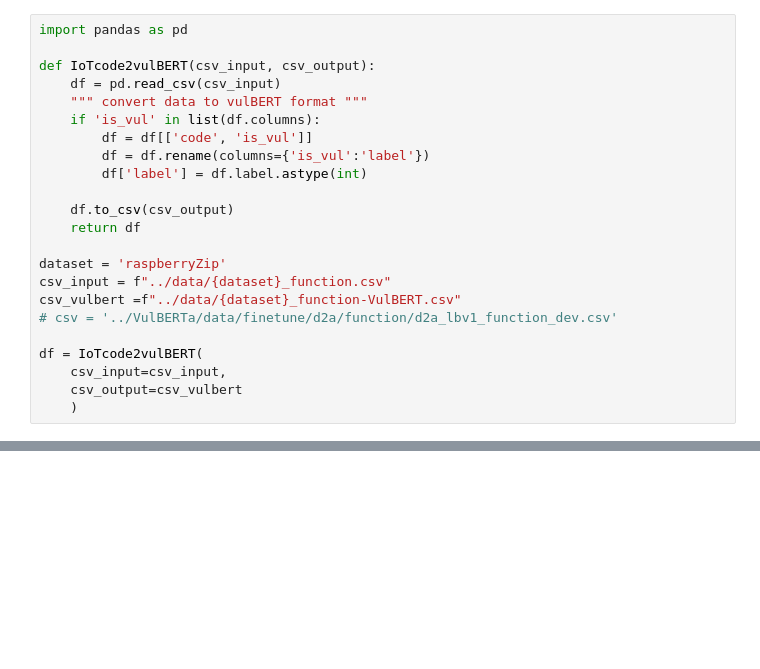
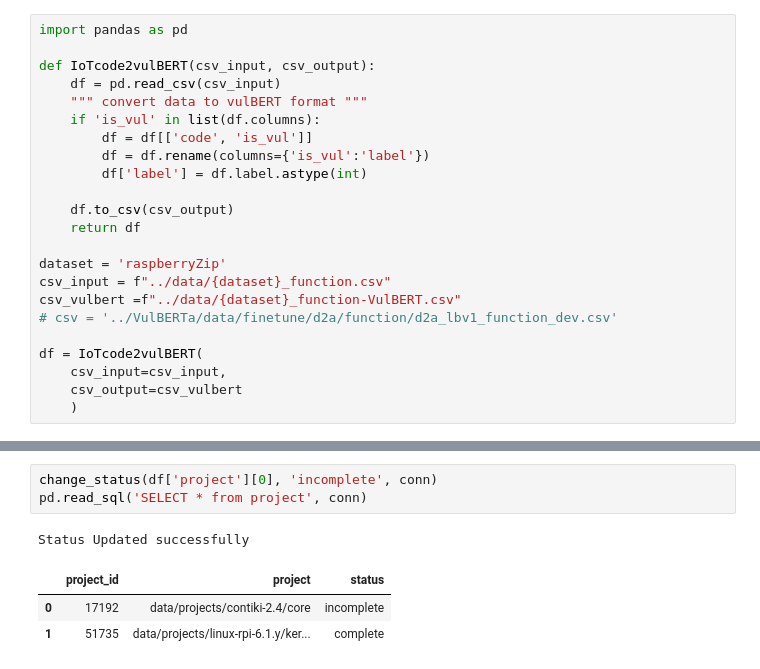
Before and after one commit to SmartSecLab/IoTvulCode, a Jupyter notebook: notebooks/preprocess_IoTcode.ipynb, the cells around one changed output, grey strips where cells are left out. Drawn from its saved outputs; the diff is of its cells as text; blank space fills up the shorter version.

```diff
--- a/notebooks/preprocess_IoTcode.ipynb
+++ b/notebooks/preprocess_IoTcode.ipynb
@@ -125,0 +180,8 @@ True
+# %%
+change_status(df['project'][0], 'incomplete', conn)
+pd.read_sql('SELECT * from project', conn)
+# %% [output]
+Status Updated successfully
+|  | project_id | project | status |
+| 0 | 17192 | data/projects/contiki-2.4/core | incomplete |
+| 1 | 51735 | data/projects/linux-rpi-6.1.y/ker... | complete |
```
Also changed, not shown: parts of 18 cells of this notebook, 5 other files.
